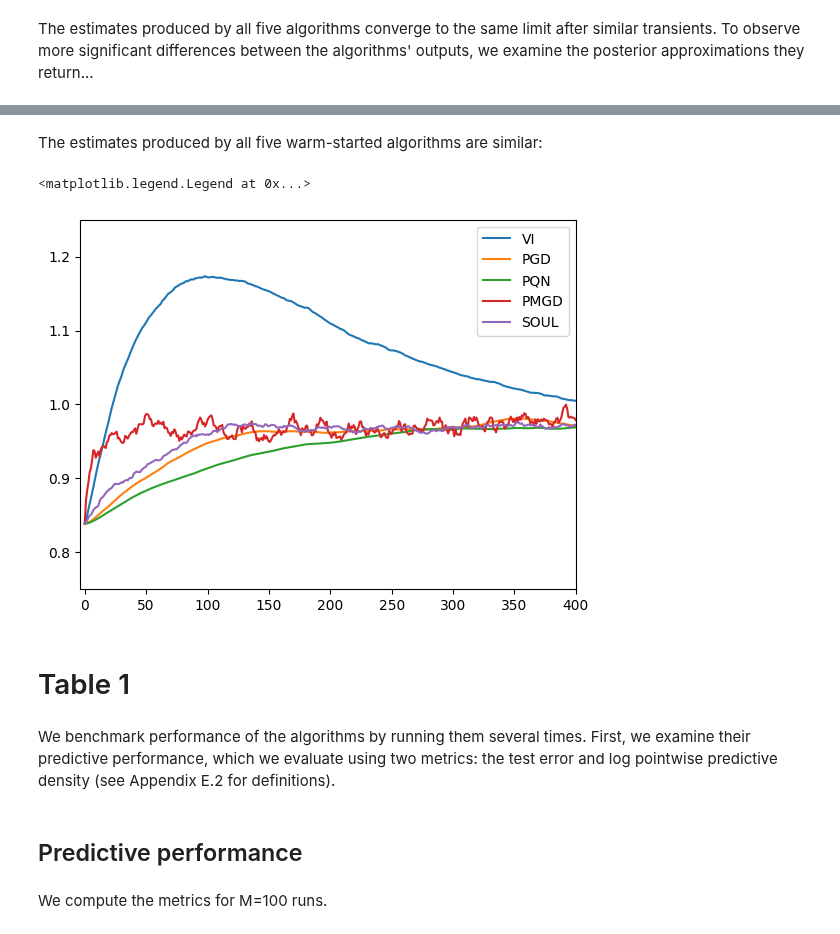
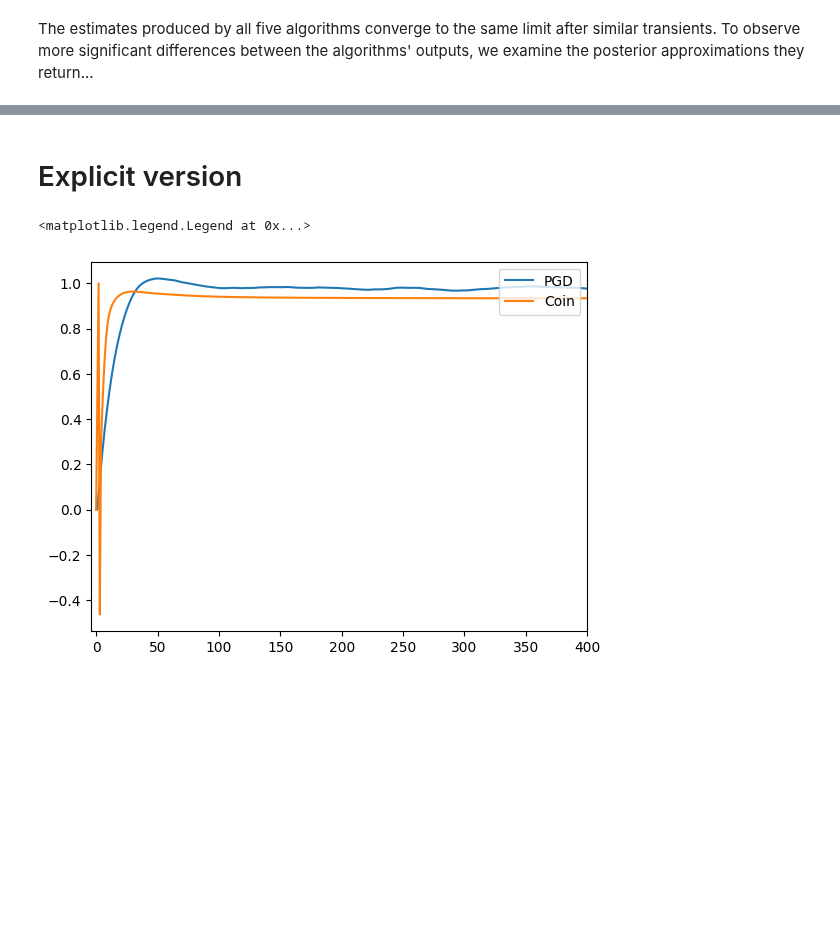
Before and after one commit to chris-nemeth/CoinEM, a Jupyter notebook: bayesian_logistic_regression_autodiff.ipynb, the cells around one changed output, grey strips where cells are left out. Cells and saved outputs as stored; diff of their text form; code cells hidden in the pictures; blank space fills up the shorter version.

Commit message:
Minimal autodiff for coinEM and pgd.

```diff
--- a/bayesian_logistic_regression_autodiff.ipynb
+++ b/bayesian_logistic_regression_autodiff.ipynb
@@ -613,2 +124,2 @@ th_soul, X_soul = soul(ltrain, ftrain, h, K, N, th0, X0)
-# %% [markdown]
-The estimates produced by all five warm-started algorithms are similar:
+# %% [markdown]
+# Explicit version
@@ -615,16 +165,40 @@ The estimates produced by all five warm-started algorithms are similar:
+# %%
+from coinem.zoo import coinEM, pgd
+
+# Split data into 80/20 training and testing sets:
+from sklearn.model_selection import train_test_split
+ftrain, ftest, ltrain, ltest = train_test_split(features, labels, test_size=0.2,
+                                                random_state=0)
+
+likelihood = LogisticRegression(X=ftrain, y=ltrain)
+
+# Set approximation parameters:
+h = 1e-2 # Step-size.
+K = 400  # Number of steps.
+N = 100  # Number of particles.
+D = features[0, :].size  # Dimension of latent space.
+
+# Initialize parameter estimates and particle cloud, all at zero:
+
+
+import jax.random as jr
+th0 = jnp.array([[0.0]])  # Parameter estimate.
+key = jr.PRNGKey(42)
+X0 = jr.normal(key, (N, D))  # Particle cloud.
+
+# Run algorithms:
+# th_vi, X_vi, m_vi, s_vi = vi(ltrain, ftrain, h, K, N, th0, X0)
+# th_pgd, X_pgd = pgd(ltrain, ftrain, h, K, N, th0, X0)
+# th_pqn, X_pqn = pqn(ltrain, ftrain, h, K, N, th0, X0)
+# th_pmgd, X_pmgd = pmgd(ltrain, ftrain, h, K, N, th0, X0)
+# th_soul, X_soul = soul(ltrain, ftrain, h, K, N, th0, X0)
+X_coin, th_coin = coinEM(likelihood, X0, th0, K)
+X_pgd, th_pgd = pgd(likelihood, X0, th0, K, step_size=h)
 # %%
-plt.plot(th_vi, label='VI')
-plt.plot(th_pgd, label='PGD')
-plt.plot(th_pqn, label='PQN')
-plt.plot(th_pmgd, label='PMGD')
-plt.plot(th_soul, label='SOUL')
+plt.plot(th_pgd.squeeze(), label='PGD')
 plt.xlim([-K/100, K])
-plt.ylim([0.75, 1.25])
+plt.plot(th_coin.squeeze(), label='Coin')
 plt.legend(loc='upper right')
 # %% [output]
 <matplotlib.legend.Legend at 0x...>
-[figure, old version]
+[figure, new version]
-# %% [markdown]
-# Table 1
-# %% [markdown]
-We benchmark performance of the algorithms by running them several times. First, we examine their predictive performance, which we evaluate using two metrics: the test error and log pointwise predictive density (see Appendix E.2 for definitions).
@@ -653,4 +204,0 @@ def lppd(f, l, X):
-# %% [markdown]
-## Predictive performance
-# %% [markdown]
-We compute the metrics for M=100 runs.
```
Also changed, not shown: parts of 30 cells of this notebook.
